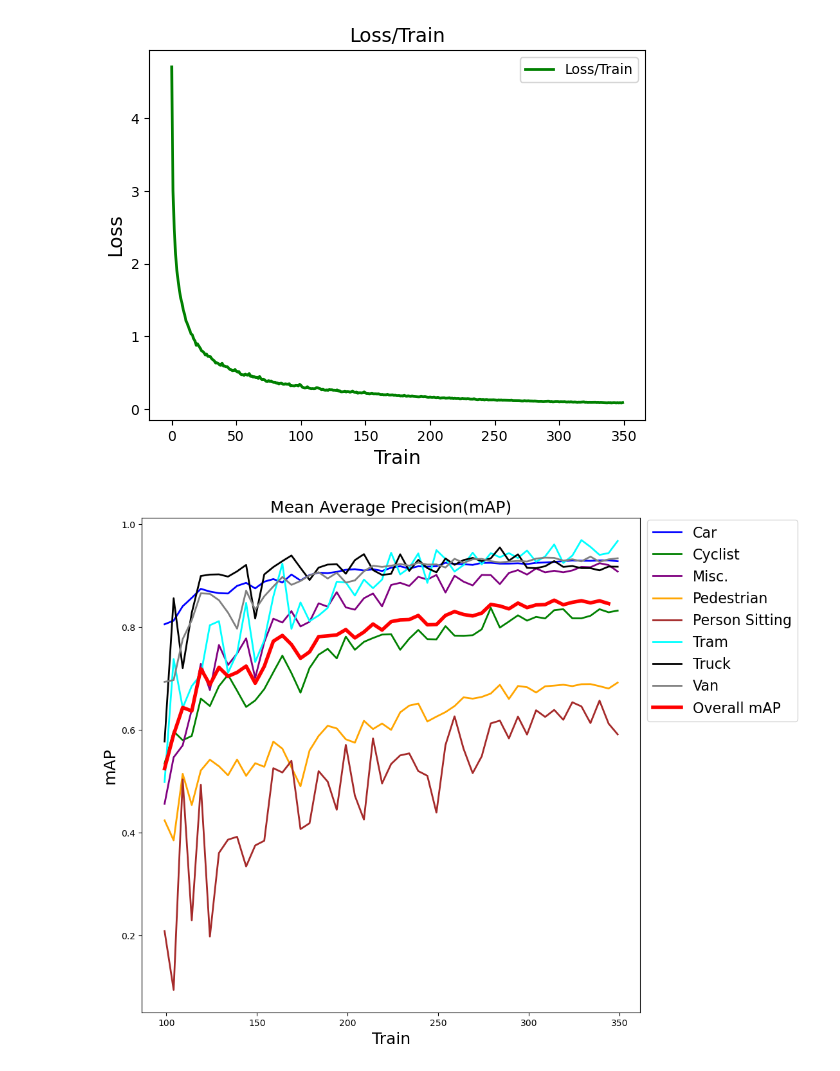
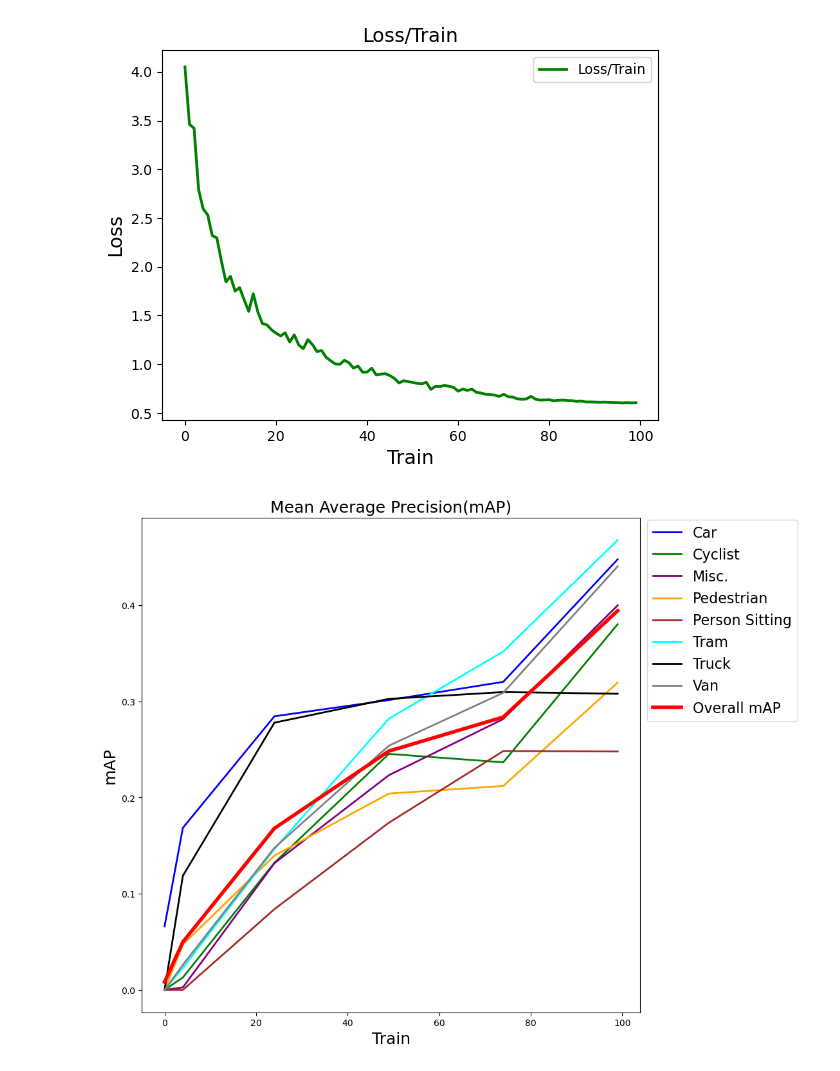
Before and after one commit to yasharazadvatan/SiStNetV3-Article, a Jupyter notebook: utils/data-to-plot.ipynb, the cells around one changed output. Saved outputs shown, nothing was run; the diff lists cells and outputs as text; code cells hidden in the pictures.

```diff
--- a/utils/data-to-plot.ipynb
+++ b/utils/data-to-plot.ipynb
@@ -70,5 +75,5 @@ plt.show()
 # %%
-df = pd.read_csv(f'{base_Loss_url}Loss.csv')
+df = pd.read_csv(f'{base_url}loss999.csv')
 
 # Çizgi grafiği oluştur
 plt.plot(df['Step'], df['Value'], label='Loss/Train', linewidth=2, color='green')
@@ -78,49 +83,64 @@ plt.title('Loss/Train', fontsize=14)
 plt.xlabel('Train', fontsize=14)
 plt.ylabel('Loss', fontsize=14)
 plt.legend()
+
+plt.savefig(
+    "loss.png",
+    dpi=300,
+    bbox_inches='tight',
+    pad_inches=0
+)
+
 # Grafiği göster
 plt.show()
 # %% [output]
-[figure, old version]
+[figure, new version]
 # %%
 # CSV dosyasını oku
-df_car = pd.read_csv(f'{base_mAP_url}mAP_car.csv')
-df_cyclist = pd.read_csv(f'{base_mAP_url}mAP_cyclist.csv')
-df_misc = pd.read_csv(f'{base_mAP_url}mAP_misc.csv')
-df_pedestrian = pd.read_csv(f'{base_mAP_url}mAP_pedestrian.csv')
-df_person_sitting = pd.read_csv(f'{base_mAP_url}mAP_person_sitting.csv')
-df_tram = pd.read_csv(f'{base_mAP_url}mAP_tram.csv')
-df_truck = pd.read_csv(f'{base_mAP_url}mAP_truck.csv')
-df_van = pd.read_csv(f'{base_mAP_url}mAP_van.csv')
-df_all = pd.read_csv(f'{base_mAP_url}mAP_all.csv')
+df_car = pd.read_csv(f'{base_url}map_car999.csv')
+df_cyclist = pd.read_csv(f'{base_url}map_cycl999.csv')
+df_misc = pd.read_csv(f'{base_url}map_misc999.csv')
+df_pedestrian = pd.read_csv(f'{base_url}map_ped999.csv')
+df_person_sitting = pd.read_csv(f'{base_url}map_psit999.csv')
+df_tram = pd.read_csv(f'{base_url}map_tram999.csv')
+df_truck = pd.read_csv(f'{base_url}map_truck999.csv')
+df_van = pd.read_csv(f'{base_url}map_van999.csv')
+df_all = pd.read_csv(f'{base_url}map_all999.csv')
 
 fig, axs = plt.subplots(1, 1, figsize=(10, 10))
 
 # Çizgi grafiği oluştur
 plt.plot(df_car['Step'], df_car['Value'], label='Car', linewidth=2, color='blue')
 plt.plot(df_cyclist['Step'], df_cyclist['Value'], label='Cyclist', linewidth=2, color='green')
 plt.plot(df_misc['Step'], df_misc['Value'], label='Misc.', linewidth=2, color='purple')
 plt.plot(df_pedestrian['Step'], df_pedestrian['Value'], label='Pedestrian', linewidth=2, color='orange')
 plt.plot(df_person_sitting['Step'], df_person_sitting['Value'], label='Person Sitting', linewidth=2, color='brown')
 plt.plot(df_tram['Step'], df_tram['Value'], label='Tram', linewidth=2, color='cyan')
 plt.plot(df_truck['Step'], df_truck['Value'], label='Truck', linewidth=2, color='black')
 plt.plot(df_van['Step'], df_van['Value'], label='Van', linewidth=2, color='gray')
 plt.plot(df_all['Step'], df_all['Value'], label='Overall mAP', linewidth=4, color='red')
 plt.legend(loc='upper right', bbox_to_anchor=(1.3, 1.01))
 
 # Legend font size
 plt.legend(
     loc='upper right',
     bbox_to_anchor=(1.33, 1.01),
     fontsize=16   # <-- legend font büyüklüğü
 )
 
 # Grafik başlığı ve eksen etiketleri ekleyebilirsiniz
 plt.title('Mean Average Precision(mAP)', fontsize=18)
 plt.xlabel('Train', fontsize=18)
 plt.ylabel('mAP', fontsize=18)
 
+plt.savefig(
+    "train_map.png",
+    dpi=300,
+    bbox_inches='tight',
+    pad_inches=0
+)
+
 # Grafiği göster
 plt.show()
 # %% [output]
-[figure, old version]
+[figure, new version]
```
Also changed, not shown: parts of 3 cells of this notebook, 4 other files.
